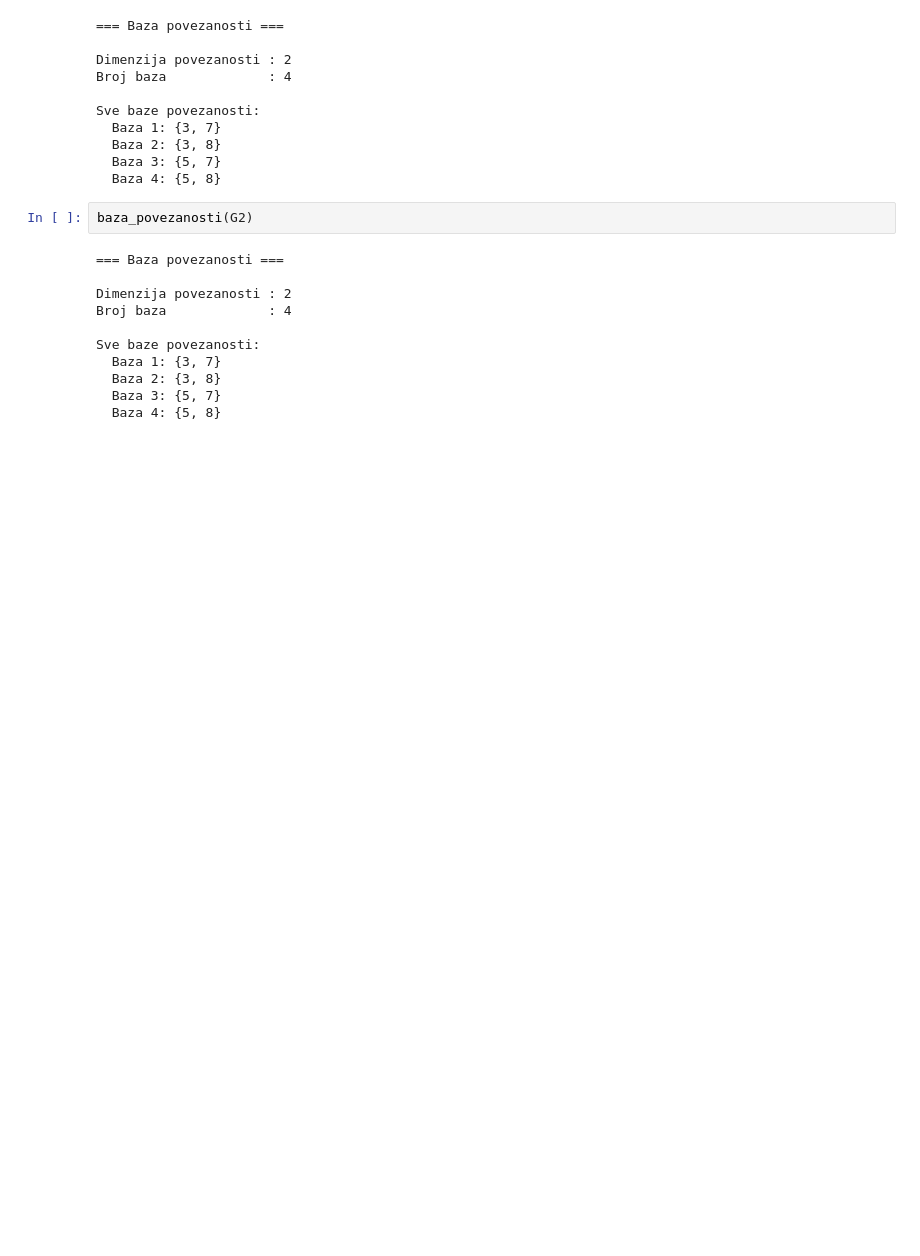
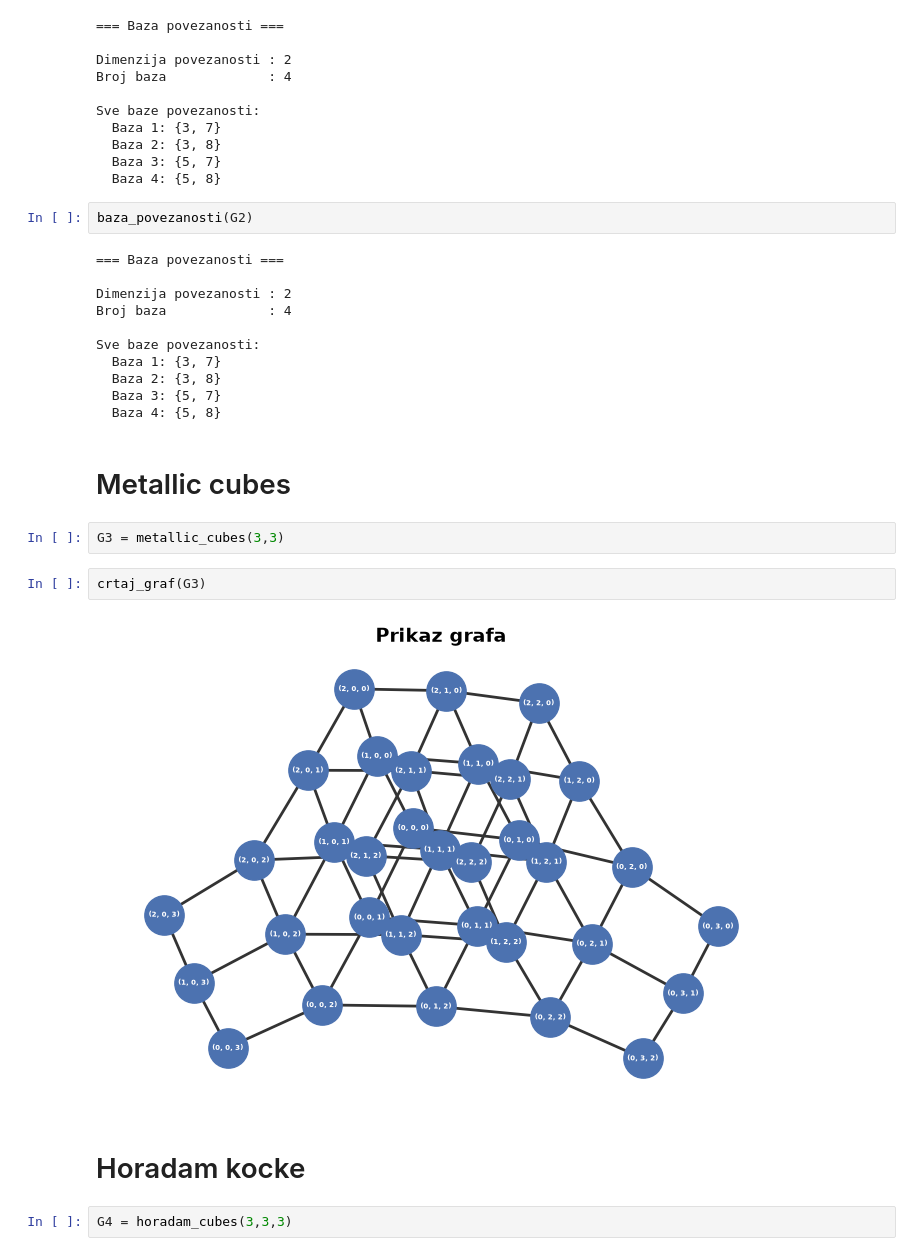
Before and after one commit to frantopalic/zavrsni-projekt, a Jupyter notebook: zavrsni.ipynb, the cells around one changed output. Saved outputs shown, nothing was run; the diff lists cells and outputs as text; blank space fills up the shorter version.

```diff
--- a/zavrsni.ipynb
+++ b/zavrsni.ipynb
@@ -95,3 +97,15 @@ Sve baze povezanosti:
   Baza 2: {3, 8}
   Baza 3: {5, 7}
   Baza 4: {5, 8}
+# %% [markdown]
+# Metallic cubes
+# %%
+G3 = metallic_cubes(3,3)
+# %%
+crtaj_graf(G3)
+# %% [output]
+[figure, added]
+# %% [markdown]
+# Horadam kocke
+# %%
+G4 = horadam_cubes(3,3,3)
```
Also changed, not shown: parts of 3 cells of this notebook, 2 other files.
